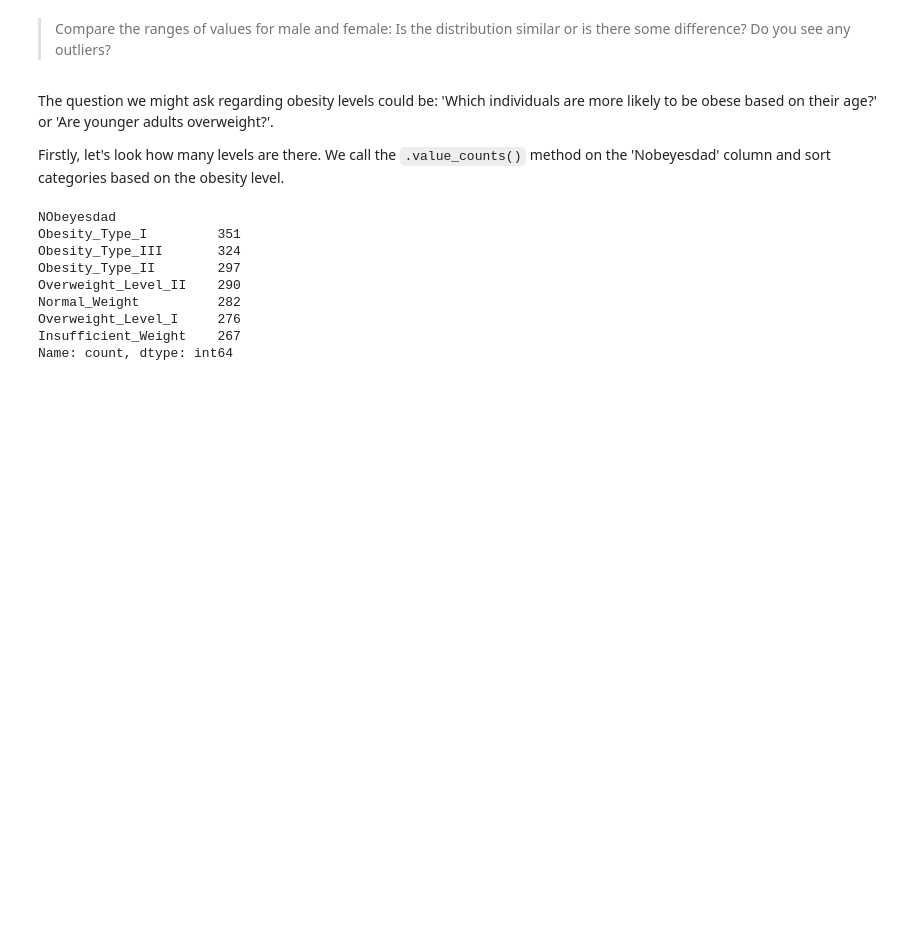
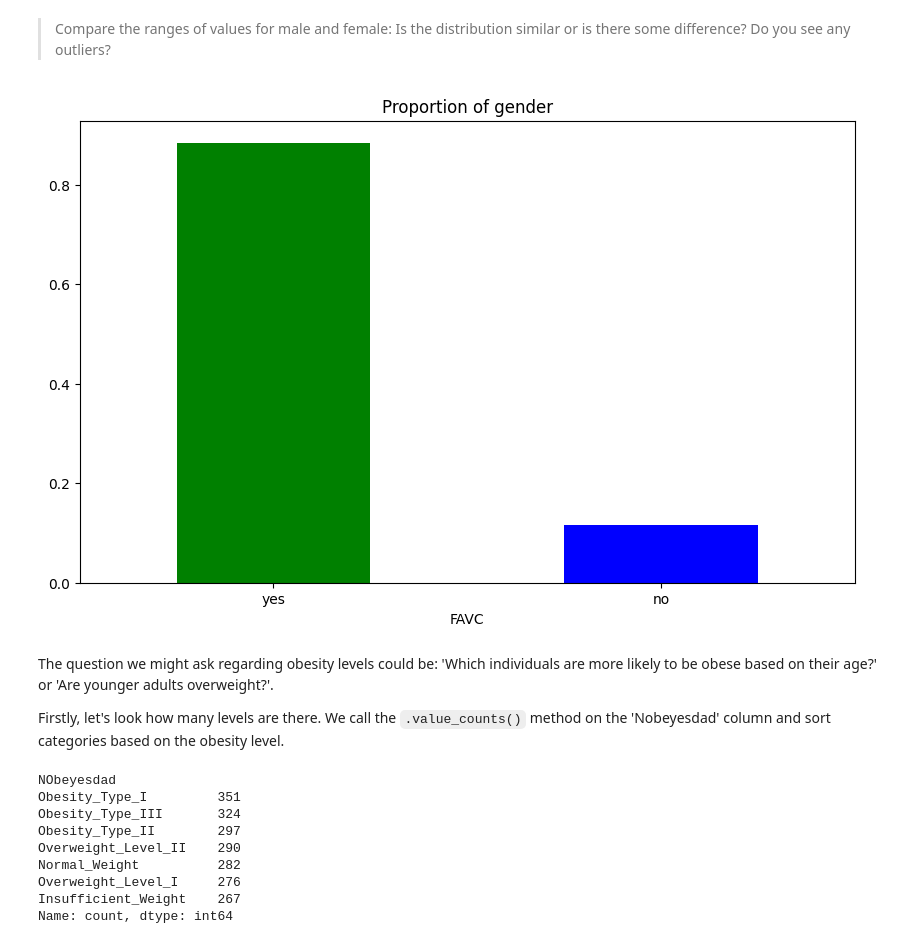
Before and after one commit to Eszettfors/Python_Course, a Jupyter notebook: Exercises/EN/Matplotlib_Seaborn/1_Visualization_with_Pandas.ipynb, the cells around one changed output. Saved outputs shown, nothing was run; the diff lists cells and outputs as text; code cells hidden in the pictures; blank space fills up the shorter version.

```diff
--- a/Exercises/EN/Matplotlib_Seaborn/1_Visualization_with_Pandas.ipynb
+++ b/Exercises/EN/Matplotlib_Seaborn/1_Visualization_with_Pandas.ipynb
@@ -588,6 +595,16 @@ plt.ylabel = 'the percentage'
 # %%
 # TASK 8 >>> Find out how many people frequently eat high caloric meals ('FAVC')
 #        >>> Set rotation of x-ticks to 0 degrees
+
+data_ob.FAVC.value_counts(normalize = True,).plot(kind= 'bar',
+                       color = ['green', 'blue'],
+                       title= 'Proportion of gender',
+                       rot=0
+                       );
+plt.xlabel = 'eating FVAC, yes or no'
+plt.ylabel = 'the percentage'
+# %% [output]
+[figure, added]
 # %% [markdown]
 The question we might ask regarding obesity levels could be: 'Which individuals are more likely to be obese based on their age?' or 'Are younger adults overweight?'.
 
```
Also changed, not shown: parts of 5 cells of this notebook.
